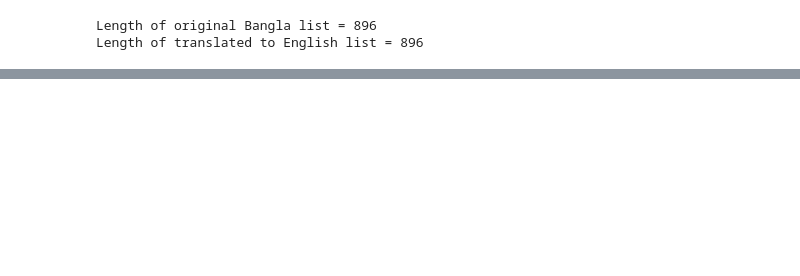
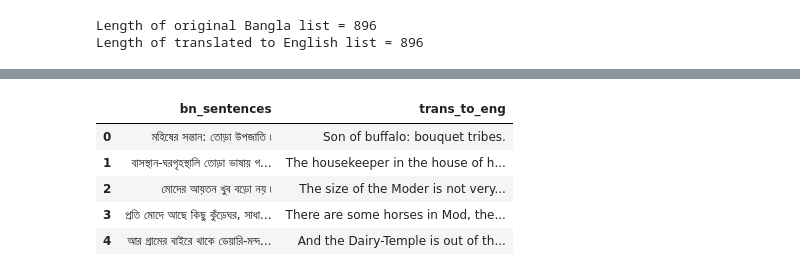
Before and after one commit to MusfiqDehan/Bangla_PoS_Tagging, a Jupyter notebook: notebook.ipynb, the cells around one changed output, grey strips where cells are left out. Cells and saved outputs as stored; diff of their text form; code cells hidden in the pictures; blank space fills up the shorter version.

Commit message:
Store translated sentences into csv files and make data frame

```diff
--- a/notebook.ipynb
+++ b/notebook.ipynb
@@ -175,0 +217,10 @@ Length of translated to English list = 896
+# %%
+df3 = pd.read_csv('merged.csv')
+df3.head()
+# %% [output]
+|  | bn_sentences | trans_to_eng |
+| 0 | মহিষের সন্তান: তোড়া উপজাতি ৷ | Son of buffalo: bouquet tribes. |
+| 1 | বাসস্থান-ঘরগৃহস্থালি তোড়া ভাষায় গ... | The housekeeper in the house of h... |
+| 2 | মোদের আয়তন খুব বড়ো নয় ৷ | The size of the Moder is not very... |
+| 3 | প্রতি মোদে আছে কিছু কুঁড়েঘর, সাধা... | There are some horses in Mod, the... |
+| 4 | আর গ্রামের বাইরে থাকে ডেয়ারি-মন্দ... | And the Dairy-Temple is out of th... |
```
Also changed, not shown: parts of 12 cells of this notebook.
